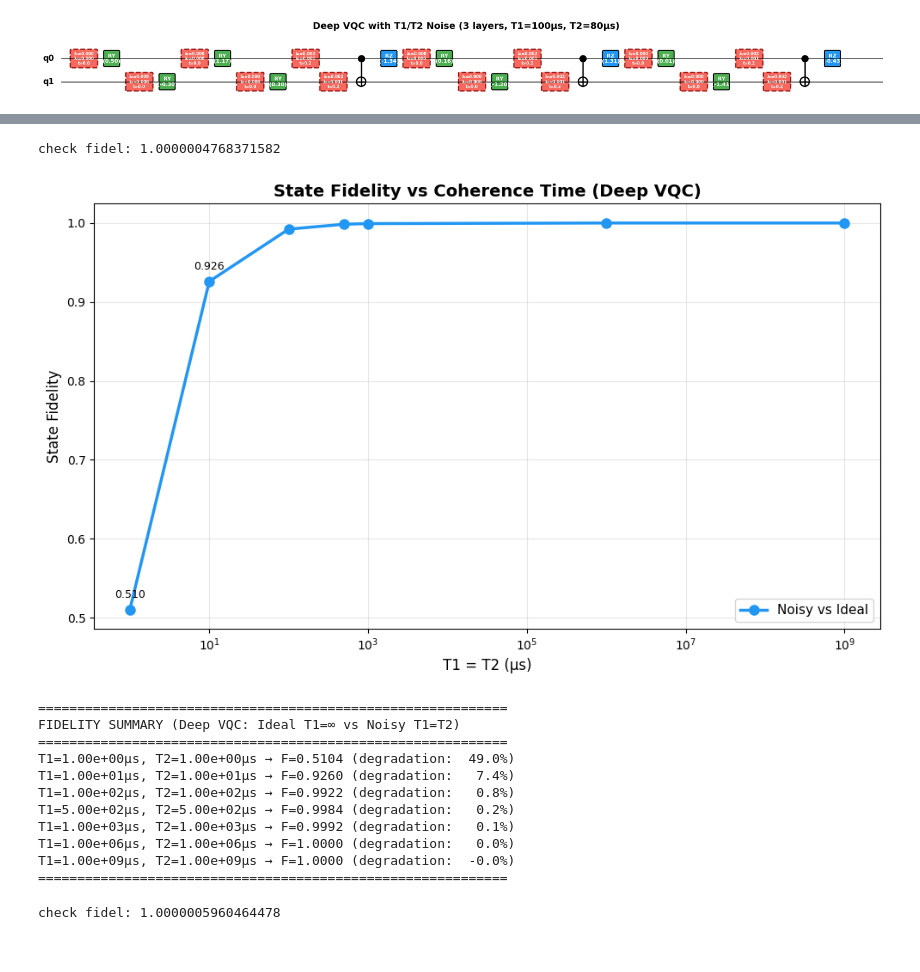
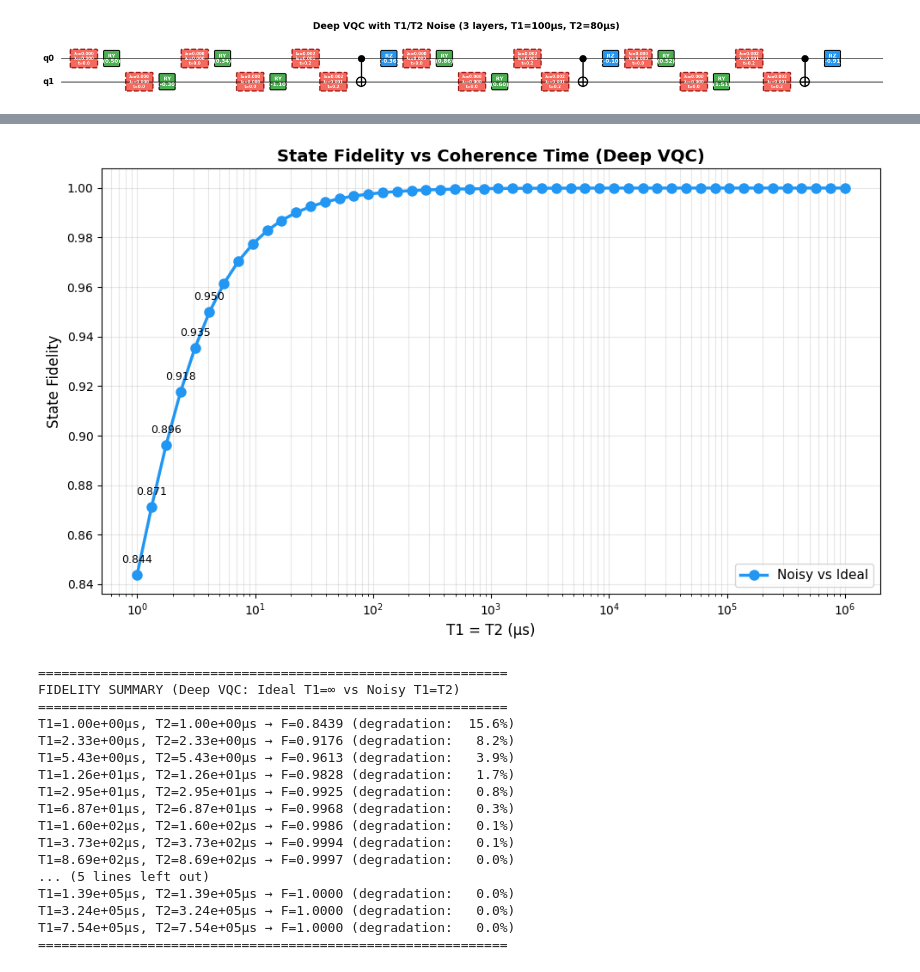
Before and after one commit to arihunter/COMPSCI648-Project, a Jupyter notebook: demos/circuit_visualization.ipynb, the cells around one changed output, grey strips where cells are left out. Cells and saved outputs as stored; diff of their text form; code cells hidden in the pictures.

Commit message:
demo shows error examples, purity based on noise, circuit examples, runner example

```diff
--- a/demos/circuit_visualization.ipynb
+++ b/demos/circuit_visualization.ipynb
@@ -627,20 +626,14 @@ print("Since this circuit is so small, errors have little time to happen. See th
 Since this circuit is so small, errors have little time to happen. See the gate times (μs): {'CNOT': 0.2, 'RY': 0.025, 'H': 0.025}
 # %%
 # Sweep over different noise levels (Deep VQC)
-T1_values = [1, 10, 100, 500, 1000, 1e6, 1e9]  # μs
+from numpy import linspace
+T1_values = [10**i for i in linspace(0, 6, 50)]  # 25 points, log-spaced
 T2_values = T1_values  # T2 = T1 for simplicity
 fidelities = []
 
 init_state = zero_state(n_qubits)
 
 # # Reference: ideal state (noise OFF, T1,T2 = \inf)
-# ideal_density = run_noisy_circuit_density(
-#     initial_state=init_state,
-#     circuit=deep_vqc,
-#     num_qubits=n_qubits,
-#     T1=10e90,
-#     T2=10e90,
-# )
 clean_circuit = [op for op in deep_vqc if op[0] != "T1T2_NOISE"]
 ideal_density = run_noisy_circuit_density(
     initial_state=init_state,
@@ -649,6 +642,7 @@ ideal_density = run_noisy_circuit_density(
     T1=0,
     T2=0,
 )
+
 for T1, T2 in zip(T1_values, T2_values):
     noisy_density = run_noisy_circuit_density(
         initial_state=init_state,
@@ -660,79 +654,58 @@ for T1, T2 in zip(T1_values, T2_values):
     fidelity = torch.real(torch.trace(ideal_density @ noisy_density)).item()
     fidelities.append(fidelity)
 
-print(f"check fidel: {torch.real(torch.trace(ideal_density @ ideal_density)).item()}")
 
 # Plot fidelity vs T1
 fig, ax = plt.subplots(figsize=(10, 6))
 ax.plot(T1_values, fidelities, 'o-', markersize=8, linewidth=2.5,
         color='#2196F3', label='Noisy vs Ideal')
 # ax.axhline(y=1.0, color='green', linestyle='--', alpha=0.6, linewidth=2,
 #            label='Perfect Fidelity (F=1)')
 # ax.axhline(y=0.9, color='orange', linestyle=':', alpha=0.5, linewidth=1.5,
 #            label='Good Fidelity (F=0.9)')
 
 ax.set_xlabel('T1 = T2 (μs)', fontsize=12)
 ax.set_ylabel('State Fidelity', fontsize=12)
 ax.set_title('State Fidelity vs Coherence Time (Deep VQC)', fontsize=14, fontweight='bold')
 ax.set_xscale('log')
 # ax.set_ylim(0.1, 1.01)
 ax.grid(True, alpha=0.3, which='both')
 ax.legend(fontsize=11, loc='lower right')
 
 for x, y in zip(T1_values, fidelities):
     if y < 0.95:
         ax.annotate(f'{y:.3f}', (x, y), textcoords="offset points",
                     xytext=(0, 10), ha='center', fontsize=9)
 
 plt.tight_layout()
 plt.show()
 
 print("\n" + "="*60)
 print("FIDELITY SUMMARY (Deep VQC: Ideal T1=∞ vs Noisy T1=T2)")
 print("="*60)
-for (t1, t2), f in zip(zip(T1_values, T2_values), fidelities):
+stride = max(1, len(T1_values)//15)
+for (t1, t2), f in zip(zip(T1_values[::stride], T2_values[::stride]), fidelities[::stride]):
+
+# for (t1, t2), f in zip(zip(T1_values, T2_values), fidelities):
     deg_pct = (1 - f) * 100
     print(f"T1={t1:>8.2e}μs, T2={t2:>8.2e}μs → F={f:.4f} (degradation: {deg_pct:5.1f}%)")
 print("="*60)
 # %% [output]
+[figure, new version]
-check fidel: 1.0000004768371582
+============================================================
+FIDELITY SUMMARY (Deep VQC: Ideal T1=∞ vs Noisy T1=T2)
+============================================================
+T1=1.00e+00μs, T2=1.00e+00μs → F=0.8439 (degradation:  15.6%)
+T1=2.33e+00μs, T2=2.33e+00μs → F=0.9176 (degradation:   8.2%)
+T1=5.43e+00μs, T2=5.43e+00μs → F=0.9613 (degradation:   3.9%)
+T1=1.26e+01μs, T2=1.26e+01μs → F=0.9828 (degradation:   1.7%)
+T1=2.95e+01μs, T2=2.95e+01μs → F=0.9925 (degradation:   0.8%)
+T1=6.87e+01μs, T2=6.87e+01μs → F=0.9968 (degradation:   0.3%)
+T1=1.60e+02μs, T2=1.60e+02μs → F=0.9986 (degradation:   0.1%)
+T1=3.73e+02μs, T2=3.73e+02μs → F=0.9994 (degradation:   0.1%)
+T1=8.69e+02μs, T2=8.69e+02μs → F=0.9997 (degradation:   0.0%)
+... (5 lines left out)
+T1=1.39e+05μs, T2=1.39e+05μs → F=1.0000 (degradation:   0.0%)
+T1=3.24e+05μs, T2=3.24e+05μs → F=1.0000 (degradation:   0.0%)
+T1=7.54e+05μs, T2=7.54e+05μs → F=1.0000 (degradation:   0.0%)
+============================================================
-[figure, old version]
-============================================================
-FIDELITY SUMMARY (Deep VQC: Ideal T1=∞ vs Noisy T1=T2)
-============================================================
-T1=1.00e+00μs, T2=1.00e+00μs → F=0.5104 (degradation:  49.0%)
-T1=1.00e+01μs, T2=1.00e+01μs → F=0.9260 (degradation:   7.4%)
-T1=1.00e+02μs, T2=1.00e+02μs → F=0.9922 (degradation:   0.8%)
-T1=5.00e+02μs, T2=5.00e+02μs → F=0.9984 (degradation:   0.2%)
-T1=1.00e+03μs, T2=1.00e+03μs → F=0.9992 (degradation:   0.1%)
-T1=1.00e+06μs, T2=1.00e+06μs → F=1.0000 (degradation:   0.0%)
-T1=1.00e+09μs, T2=1.00e+09μs → F=1.0000 (degradation:  -0.0%)
-============================================================
-# %%
-depth = 3
-x_input = torch.tensor([0.5, -0.3])
-theta = torch.randn(depth * 3)
-
-deep_vqc_clean = []
-deep_vqc_clean += param_gate_layer("RY", x_input)
-
-idx = 0
-for layer in range(depth):
-    deep_vqc_clean.append(("RY", [0], theta[idx].item()))
-    deep_vqc_clean.append(("RY", [1], theta[idx+1].item()))
-    deep_vqc_clean.append(("CNOT", [0, 1]))
-    deep_vqc_clean.append(("RZ", [0], theta[idx+2].item()))
-    idx += 3
-
-# NOW use this for ideal
-ideal_density = run_noisy_circuit_density(
-    initial_state=zero_state(n_qubits),
-    circuit=deep_vqc_clean,
-    num_qubits=n_qubits,
-    T1=0,
-    T2=0,
-)
-
-print(f"check fidel: {torch.real(torch.trace(ideal_density @ ideal_density)).item()}")
-# %% [output]
-check fidel: 1.0000005960464478
```
Also changed, not shown: parts of 8 cells of this notebook.
